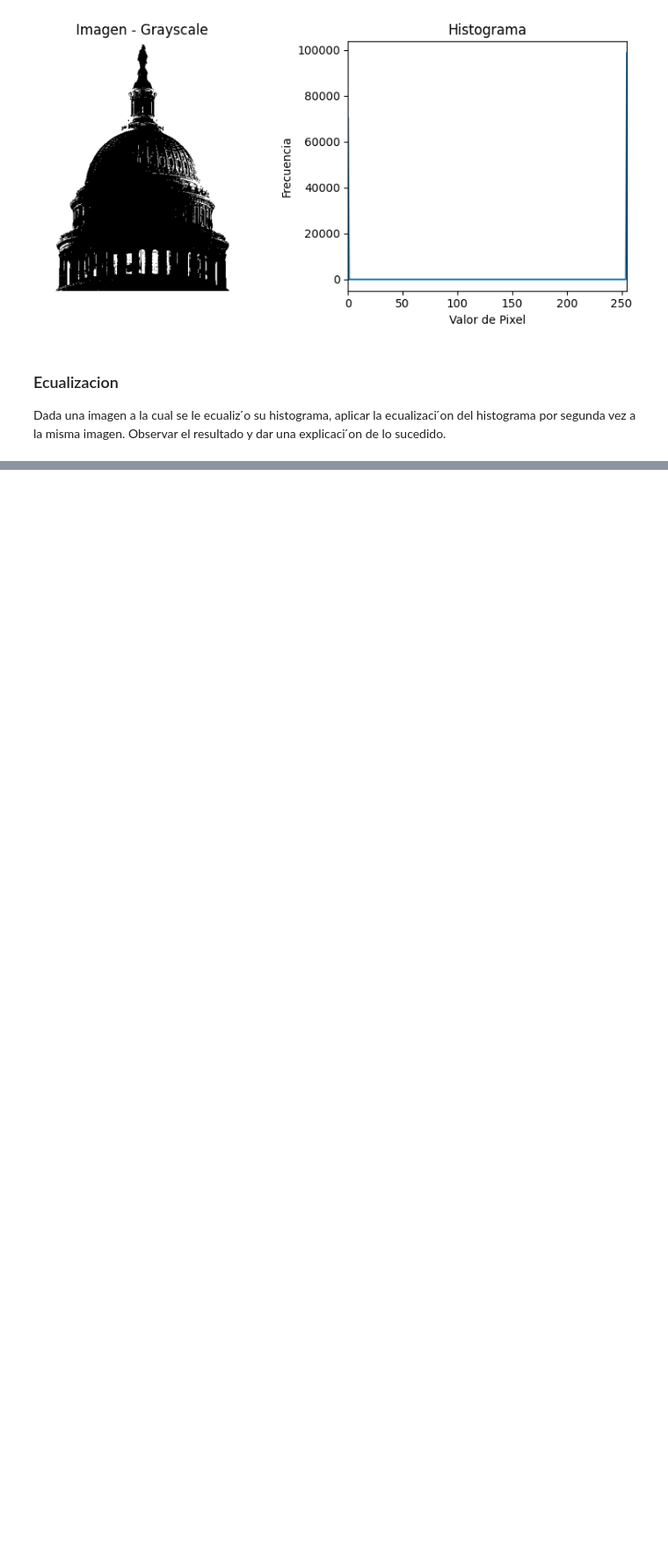
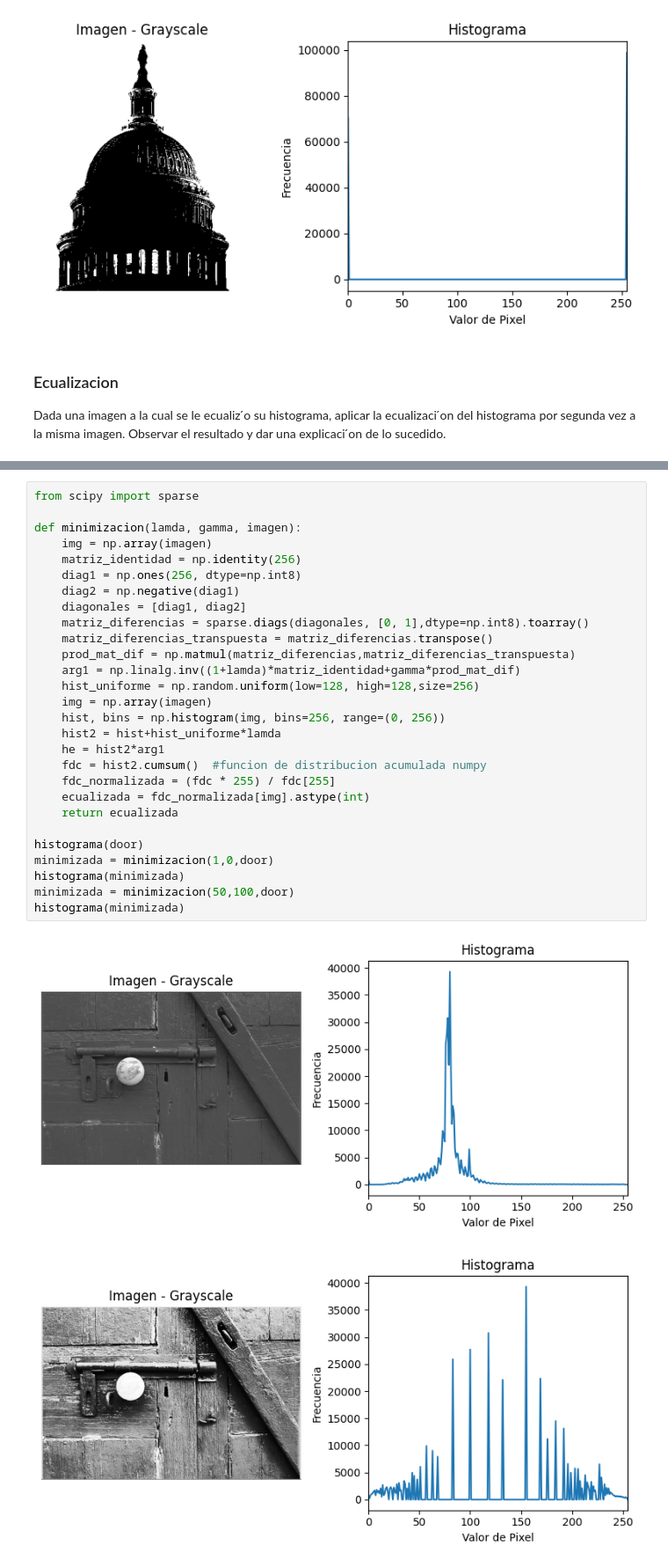
Before and after one commit to ollinurb/elementos-reconocimiento-visual, a Jupyter notebook: practica_1.ipynb, the cells around one changed output, grey strips where cells are left out. Shown at 88% size. Saved outputs shown, nothing was run; the diff lists cells and outputs as text; blank space fills up the shorter version.

```diff
--- a/practica_1.ipynb
+++ b/practica_1.ipynb
@@ -198,0 +170,31 @@ histograma(imagen_doble_ecualizada)
+# %%
+from scipy import sparse
+
+def minimizacion(lamda, gamma, imagen):
+    img = np.array(imagen)
+    matriz_identidad = np.identity(256)
+    diag1 = np.ones(256, dtype=np.int8)
+    diag2 = np.negative(diag1)
+    diagonales = [diag1, diag2]
+    matriz_diferencias = sparse.diags(diagonales, [0, 1],dtype=np.int8).toarray()
+    matriz_diferencias_transpuesta = matriz_diferencias.transpose()
+    prod_mat_dif = np.matmul(matriz_diferencias,matriz_diferencias_transpuesta)
+    arg1 = np.linalg.inv((1+lamda)*matriz_identidad+gamma*prod_mat_dif)
+    hist_uniforme = np.random.uniform(low=128, high=128,size=256)
+    img = np.array(imagen)
+    hist, bins = np.histogram(img, bins=256, range=(0, 256))
+    hist2 = hist+hist_uniforme*lamda
+    he = hist2*arg1
+    fdc = hist2.cumsum()  #funcion de distribucion acumulada numpy
+    fdc_normalizada = (fdc * 255) / fdc[255]
+    ecualizada = fdc_normalizada[img].astype(int)
+    return ecualizada
+
+histograma(door)
+minimizada = minimizacion(1,0,door)
+histograma(minimizada)
+minimizada = minimizacion(50,100,door)
+histograma(minimizada)
+# %% [output]
+[figure, added]
+[figure, added]
```
Also changed, not shown: parts of 4 cells of this notebook.
